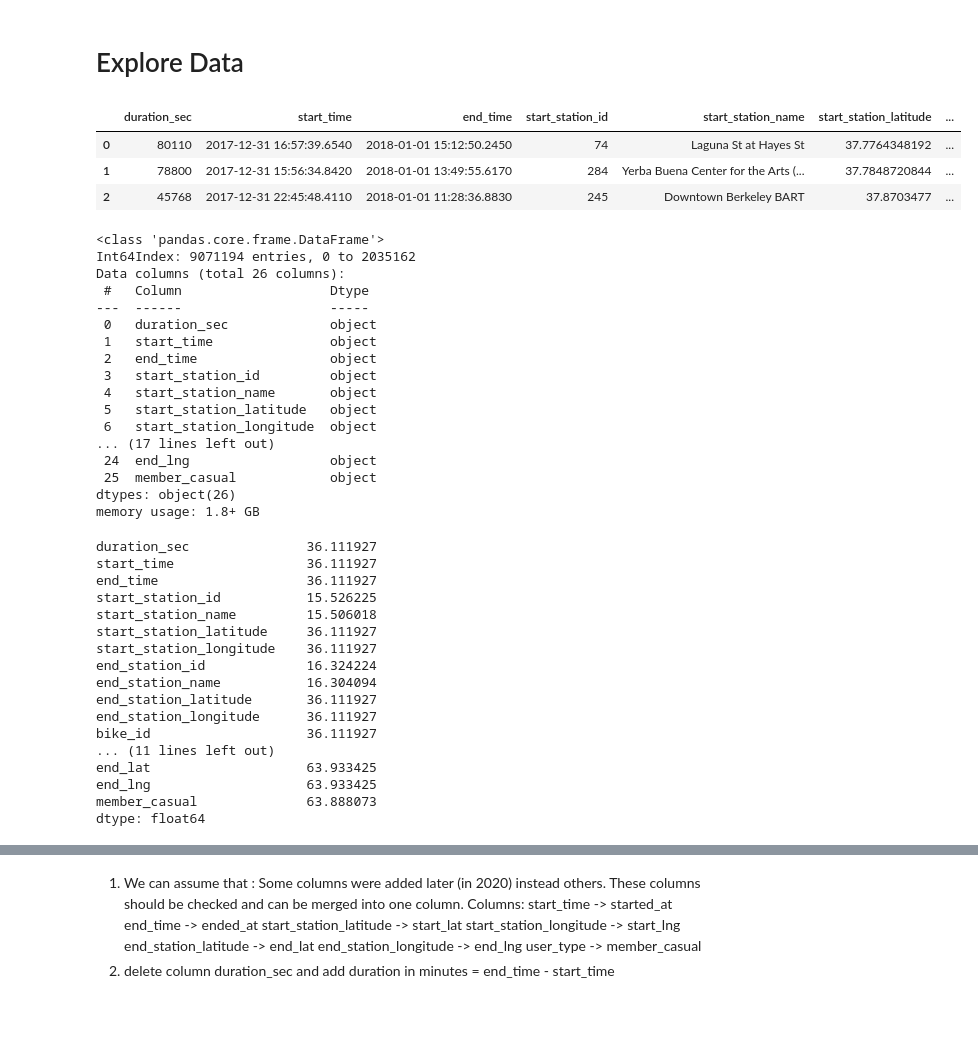
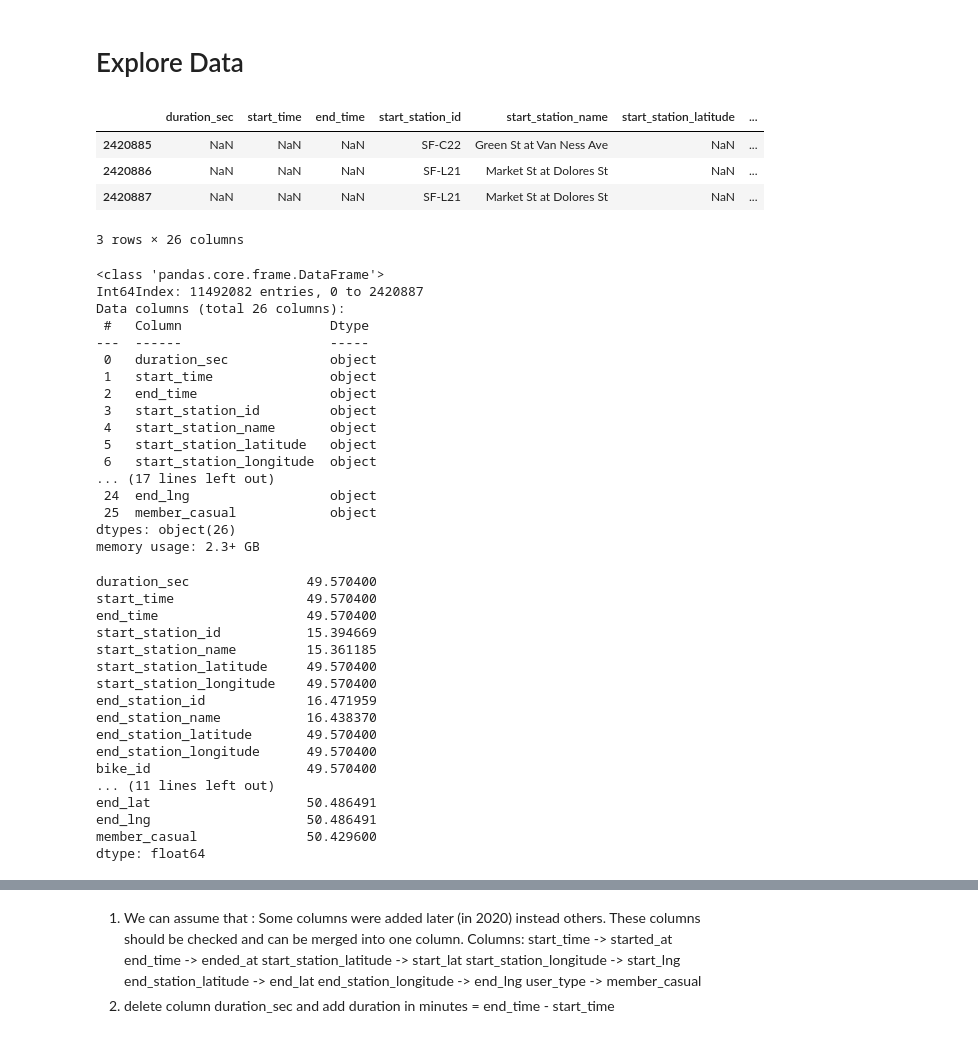
Before and after one commit to SvLaura/Bike-Rental-Dataset-Data-Analysiss., a Jupyter notebook: PreprocData.ipynb, the cells around one changed output, grey strips where cells are left out. Saved outputs shown, nothing was run; the diff lists cells and outputs as text; code cells hidden in the pictures.

```diff
--- a/PreprocData.ipynb
+++ b/PreprocData.ipynb
@@ -4,7 +4,7 @@
 import pandas as pd
 import data_func
 
-df = data_func.data_to_df()
+df = data_func.data_to_df('read')
 df.head(2)
 # %% [output]
 ------>end download data
@@ -15,17 +23,18 @@ df.head(2)
 # %% [markdown]
 # Explore Data
 # %%
-df.head(3)
+df.tail(3)
 # %% [output]
 |  | duration_sec | start_time | end_time | start_station_id | start_station_name | start_station_latitude | ... |
-| 0 | 80110 | 2017-12-31 16:57:39.6540 | 2018-01-01 15:12:50.2450 | 74 | Laguna St at Hayes St | 37.7764348192 | ... |
-| 1 | 78800 | 2017-12-31 15:56:34.8420 | 2018-01-01 13:49:55.6170 | 284 | Yerba Buena Center for the Arts (... | 37.7848720844 | ... |
-| 2 | 45768 | 2017-12-31 22:45:48.4110 | 2018-01-01 11:28:36.8830 | 245 | Downtown Berkeley BART | 37.8703477 | ... |
+| 2420885 | NaN | NaN | NaN | SF-C22 | Green St at Van Ness Ave | NaN | ... |
+| 2420886 | NaN | NaN | NaN | SF-L21 | Market St at Dolores St | NaN | ... |
+| 2420887 | NaN | NaN | NaN | SF-L21 | Market St at Dolores St | NaN | ... |
+3 rows × 26 columns
 # %%
 df.info()
 # %% [output]
 <class 'pandas.core.frame.DataFrame'>
-Int64Index: 9071194 entries, 0 to 2035162
+Int64Index: 11492082 entries, 0 to 2420887
 Data columns (total 26 columns):
  #   Column                   Dtype
 ---  ------                   -----
@@ -40,27 +49,27 @@ Data columns (total 26 columns):
  24  end_lng                  object
  25  member_casual            object
 dtypes: object(26)
-memory usage: 1.8+ GB
+memory usage: 2.3+ GB
 # %%
 # check empty rows in as a % of all data:
 100 * df.isnull().sum() / len(df)
 # %% [output]
-duration_sec               36.111927
-start_time                 36.111927
-end_time                   36.111927
-start_station_id           15.526225
-start_station_name         15.506018
-start_station_latitude     36.111927
-start_station_longitude    36.111927
-end_station_id             16.324224
-end_station_name           16.304094
-end_station_latitude       36.111927
-end_station_longitude      36.111927
-bike_id                    36.111927
+duration_sec               49.570400
+start_time                 49.570400
+end_time                   49.570400
+start_station_id           15.394669
+start_station_name         15.361185
+start_station_latitude     49.570400
+start_station_longitude    49.570400
+end_station_id             16.471959
+end_station_name           16.438370
+end_station_latitude       49.570400
+end_station_longitude      49.570400
+bike_id                    49.570400
 ... (11 lines left out)
-end_lat                    63.933425
-end_lng                    63.933425
-member_casual              63.888073
+end_lat                    50.486491
+end_lng                    50.486491
+member_casual              50.429600
 dtype: float64
 # %%
 df[~df['started_at'].isnull()]
```
Also changed, not shown: parts of 20 cells of this notebook.
